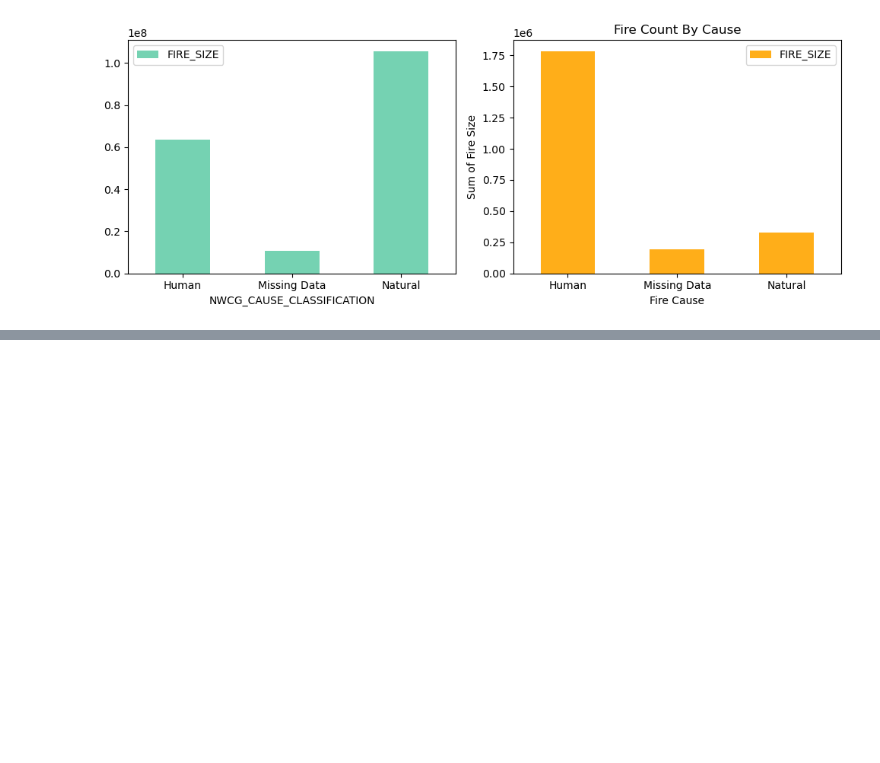
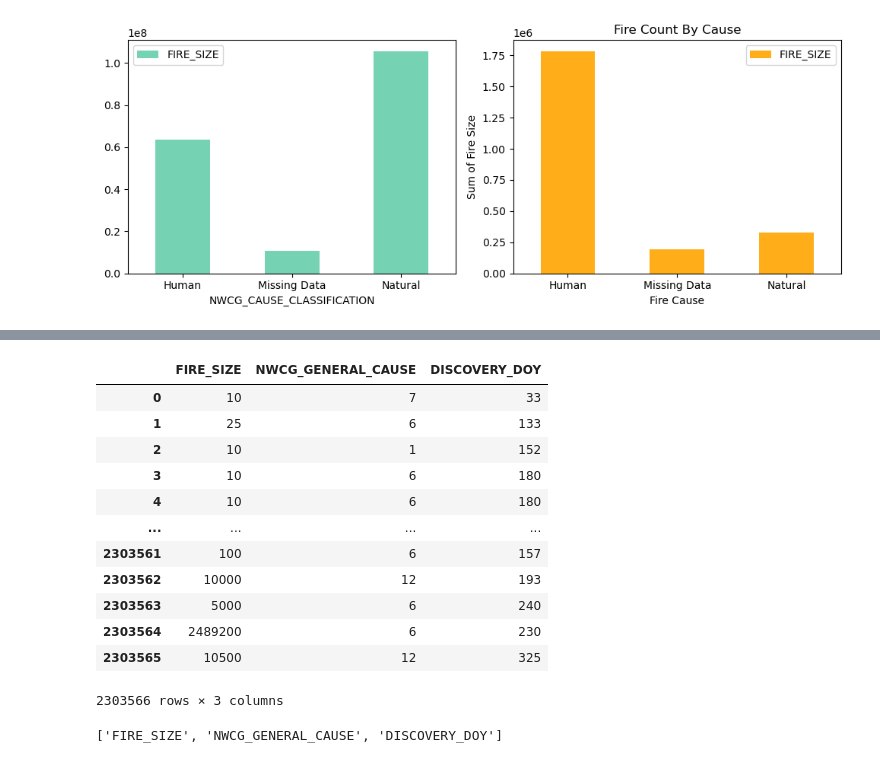
Before and after one commit to equitymarkets/Wildfires, a Jupyter notebook: wildfires.ipynb, the cells around one changed output, grey strips where cells are left out. Drawn from its saved outputs; the diff is of its cells as text; code cells hidden in the pictures; blank space fills up the shorter version.

```diff
--- a/wildfires.ipynb
+++ b/wildfires.ipynb
@@ -49,0 +129,26 @@ fire_count_year_df
+# %%
+# Event or circumstance that started a fire or set the stage for its occurrence (Arson/incendiarism, Debris and open burning, Equipment and vehicle use, Firearms and explosives use, Fireworks, Misuse of fire by a minor, Natural, Power generation/transmission/distribution, Railroad operations and maintenance, Recreation and ceremony, Smoking, Other causes, Missing data/not specified/undetermined).
+mapping = {'Arson/incendiarism': 0, 'Debris and open burning': 1, 'Equipment and vehicle use': 2,
+          'Firearms and explosives use': 3, 'Fireworks': 4, 'Misuse of fire by a minor': 5,
+          'Natural': 6, 'Power generation/transmission/distribution': 7, 'Railroad operations and maintenance': 8,
+          'Recreation and ceremony': 9, 'Smoking': 10, 'Other causes': 11, 'Missing data/not specified/undetermined': 12}
+full_fire_df['NWCG_GENERAL_CAUSE'] = full_fire_df['NWCG_GENERAL_CAUSE'].replace(mapping)
+full_fire_df
+# %% [output]
+|  | FIRE_SIZE | NWCG_GENERAL_CAUSE | DISCOVERY_DOY |
+| 0 | 10 | 7 | 33 |
+| 1 | 25 | 6 | 133 |
+| 2 | 10 | 1 | 152 |
+| 3 | 10 | 6 | 180 |
+| 4 | 10 | 6 | 180 |
+| ... | ... | ... | ... |
+| 2303561 | 100 | 6 | 157 |
+| 2303562 | 10000 | 12 | 193 |
+| 2303563 | 5000 | 6 | 240 |
+| 2303564 | 2489200 | 6 | 230 |
+| 2303565 | 10500 | 12 | 325 |
+2303566 rows × 3 columns
+# %%
+print(full_fire_df.columns.values.tolist())
+# %% [output]
+['FIRE_SIZE', 'NWCG_GENERAL_CAUSE', 'DISCOVERY_DOY']
```
Also changed, not shown: parts of 16 cells of this notebook, 7 other files.
